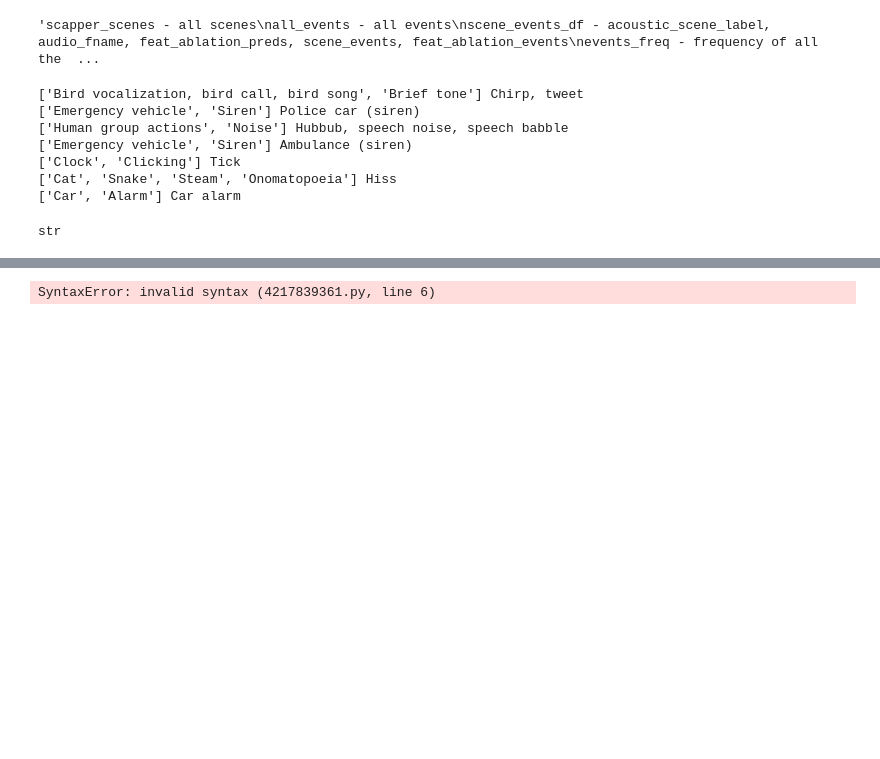
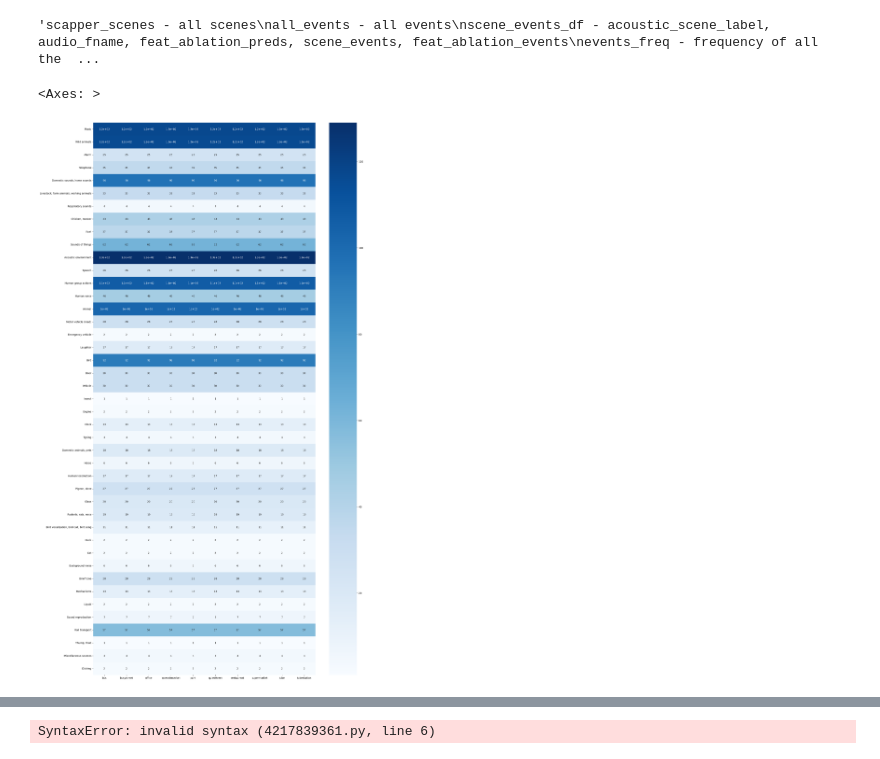
Before and after one commit to darshitttt/Scene_X_Events, a Jupyter notebook: scapper_panns_afterFeatAblation.ipynb, the cells around one changed output, grey strips where cells are left out. Cells and saved outputs as stored; diff of their text form; code cells hidden in the pictures; blank space fills up the shorter version.

```diff
--- a/scapper_panns_afterFeatAblation.ipynb
+++ b/scapper_panns_afterFeatAblation.ipynb
@@ -126,30 +137,57 @@ audioset_ontology_df = pd.read_json('audioset_ontology.json')
 def get_parent_eventClass(event_label):
     event_label_row = audioset_ontology_df.loc[audioset_ontology_df['name'] == event_label]
     event_id = (event_label_row['id'].to_string(index=False))
-    #print((event_id))
-    '''idx_list = []
-    for i, row in audioset_ontology_df.iterrows():
-        if event_id in row['child_ids']:
-            idx_list.append(i)'''
+
     temp = audioset_ontology_df[audioset_ontology_df['child_ids'].apply(lambda x: event_id in x)]
     idx = temp.index
-    #print(audioset_ontology_df['name'].iloc[idx[0]])
-    if len(idx) > 1:
-        print([audioset_ontology_df['name'].iloc[idx[i]] for i in range(len(idx))], event_label)
-    #return audioset_ontology_df['name'].iloc[idx[0]]
-#event = 'Inside, small room'
+
+    if len(idx) > 0:
+        return audioset_ontology_df['name'].iloc[idx[0]]
+    else:
+        return 'None'
+
+all_parent_events = set()
 for event in list(all_events):
-    get_parent_eventClass(event)
-    #print(event)
+    if get_parent_eventClass(event) == 'None':
+        all_parent_events.add(event)
+    else:
+        all_parent_events.add(get_parent_eventClass(event))
-# %% [output]
-['Bird vocalization, bird call, bird song', 'Brief tone'] Chirp, tweet
-['Emergency vehicle', 'Siren'] Police car (siren)
-['Human group actions', 'Noise'] Hubbub, speech noise, speech babble
-['Emergency vehicle', 'Siren'] Ambulance (siren)
-['Clock', 'Clicking'] Tick
-['Cat', 'Snake', 'Steam', 'Onomatopoeia'] Hiss
-['Car', 'Alarm'] Car alarm
-# %%
-type(audioset_ontology_df['child_ids'].iloc[0][0])
-# %% [output]
-str
+# %%
+scene_parent_eventClass_count = defaultdict(dict)
+
+for scene in scapper_scenes:
+    scene_parent_eventClass_count[scene] = defaultdict(dict)
+    for i in (missed_events_dict):
+        #scene_parent_eventClass_count[scene][i] = 0
+        for j in (missed_events_dict[i]):
+            for k in (missed_events_dict[i][j]):
+                if k[1]>0:
+                    parent_class = get_parent_eventClass(k[0])
+                    if (parent_class not in scene_parent_eventClass_count[scene]) and (parent_class != 'None'):
+                        scene_parent_eventClass_count[scene][parent_class] = 0
+                    if parent_class == 'None' and (k[0] not in scene_parent_eventClass_count[scene]):
+                        scene_parent_eventClass_count[scene][k[0]] = 0
+                    if parent_class != 'None':
+                        scene_parent_eventClass_count[scene][parent_class] += k[1]
+                    else:
+                        scene_parent_eventClass_count[scene][k[0]] += k[1]
+# %%
+
+
+for scene in events_based_on_scene:
+    for i in events_based_on_scene[scene]:
+        parent_class = get_parent_eventClass(i[0])
+        #print(parent_class, i[0])
+        if parent_class != 'None':
+            scene_parent_eventClass_count[scene][parent_class] += i[1]
+        else:
+            scene_parent_eventClass_count[scene][i[0]] += i[1]
+# %%
+import seaborn as sns
+import matplotlib.pyplot as plt
+
+plt.figure(figsize=(20, 40))
+sns.heatmap(pd.DataFrame(scene_parent_eventClass_count), annot=True, cmap='Blues')
+# %% [output]
+<Axes: >
+[figure, added]
```
Also changed, not shown: parts of 3 cells of this notebook.
